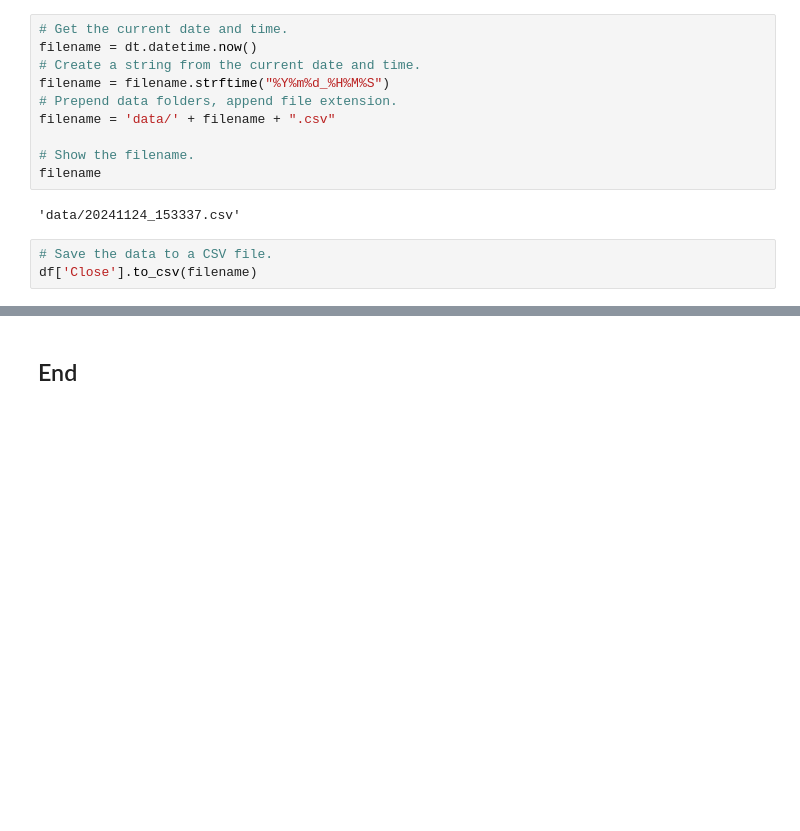
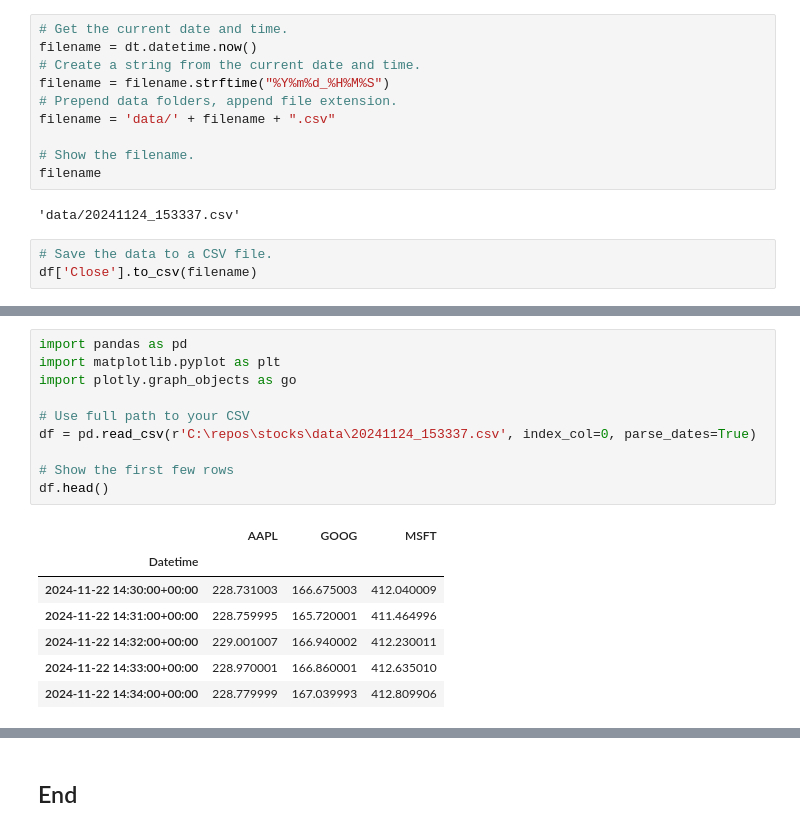
Before and after one commit to hugcamrom/stocks, a Jupyter notebook: stocks.ipynb, the cells around one changed output, grey strips where cells are left out. Cells and saved outputs as stored; diff of their text form; blank space fills up the shorter version.

```diff
--- a/stocks.ipynb
+++ b/stocks.ipynb
@@ -46,0 +56,18 @@ df['Close'].to_csv(filename)
+# %%
+import pandas as pd
+import matplotlib.pyplot as plt
+import plotly.graph_objects as go
+
+# Use full path to your CSV
+df = pd.read_csv(r'C:\repos\stocks\data\20241124_153337.csv', index_col=0, parse_dates=True)
+
+# Show the first few rows
+df.head()
+# %% [output]
+|  | AAPL | GOOG | MSFT |
+| Datetime |  |  |  |
+| 2024-11-22 14:30:00+00:00 | 228.731003 | 166.675003 | 412.040009 |
+| 2024-11-22 14:31:00+00:00 | 228.759995 | 165.720001 | 411.464996 |
+| 2024-11-22 14:32:00+00:00 | 229.001007 | 166.940002 | 412.230011 |
+| 2024-11-22 14:33:00+00:00 | 228.970001 | 166.860001 | 412.635010 |
+| 2024-11-22 14:34:00+00:00 | 228.779999 | 167.039993 | 412.809906 |
```
Also changed, not shown: parts of 6 cells of this notebook.
